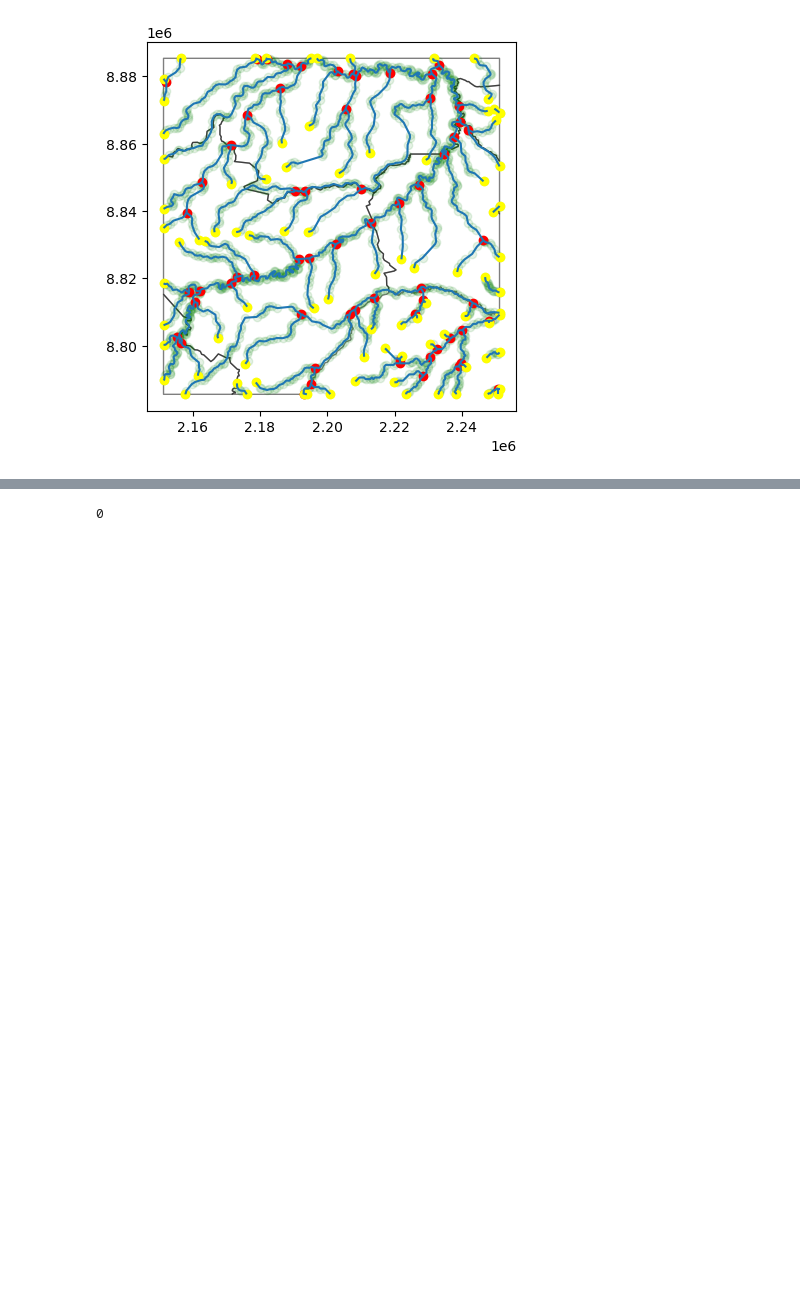
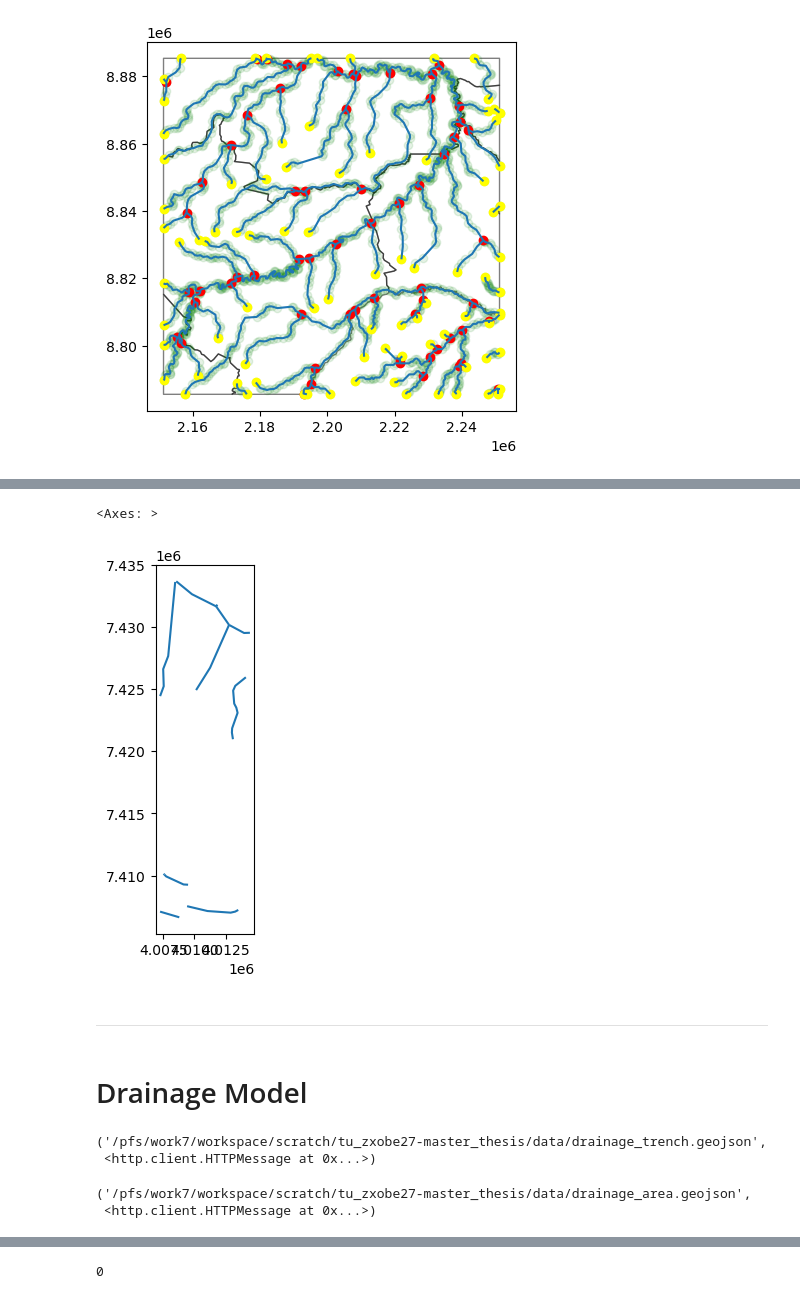
Before and after one commit to felixschulz385/Masterthesis, a Jupyter notebook: code/experiments/tests.ipynb, the cells around one changed output, grey strips where cells are left out. Cells and saved outputs as stored; diff of their text form; code cells hidden in the pictures; blank space fills up the shorter version.

```diff
--- a/code/experiments/tests.ipynb
+++ b/code/experiments/tests.ipynb
@@ -168,0 +526,9 @@ gpd.GeoSeries([shapely.geometry.Point(x) for x in subset.ends]).plot(ax = ax, co
+# %%
+rivers_brazil_shapefile[rivers_brazil_shapefile.adm2 == 3110].plot()
+# %% [output]
+<Axes: >
+[figure, added]
+# %% [markdown]
+---
+# %% [markdown]
+# Drainage Model
@@ -168,0 +537,11 @@ gpd.GeoSeries([shapely.geometry.Point(x) for x in subset.ends]).plot(ax = ax, co
+# %%
+import urllib
+urllib.request.urlretrieve("https://opendata.arcgis.com/api/v3/datasets/4c606c38ee534b84bffe70ca6c8552c6_0/downloads/data?format=geojson&spatialRefId=4326&where=1%3D1", "/pfs/work7/workspace/scratch/tu_zxobe27-master_thesis/data/drainage_trench.geojson")
+# %% [output]
+('/pfs/work7/workspace/scratch/tu_zxobe27-master_thesis/data/drainage_trench.geojson',
+ <http.client.HTTPMessage at 0x...>)
+# %%
+urllib.request.urlretrieve("https://opendata.arcgis.com/api/v3/datasets/2f54775d2229431bad6a41daf3ed04d8_0/downloads/data?format=geojson&spatialRefId=4326&where=1%3D1", "/pfs/work7/workspace/scratch/tu_zxobe27-master_thesis/data/drainage_area.geojson")
+# %% [output]
+('/pfs/work7/workspace/scratch/tu_zxobe27-master_thesis/data/drainage_area.geojson',
+ <http.client.HTTPMessage at 0x...>)
```
Also changed, not shown: parts of 34 cells of this notebook, 4 other files.
